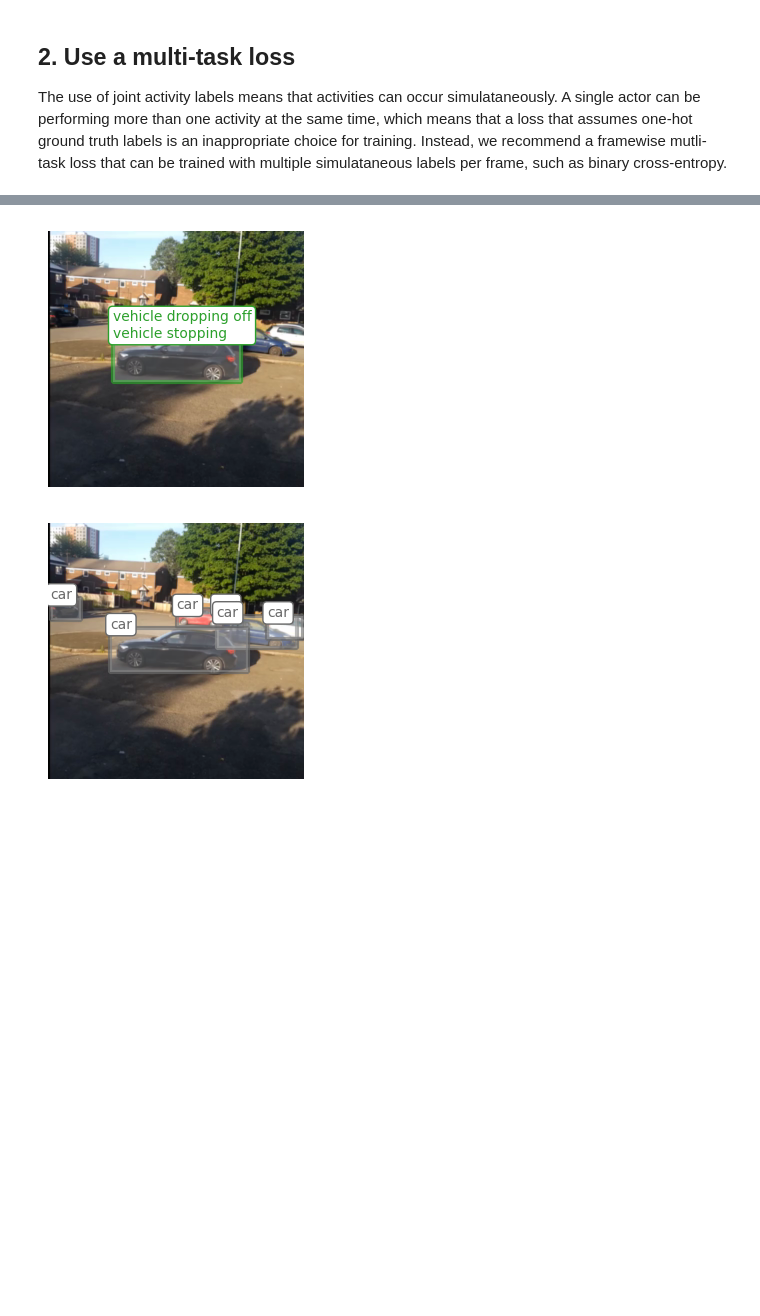
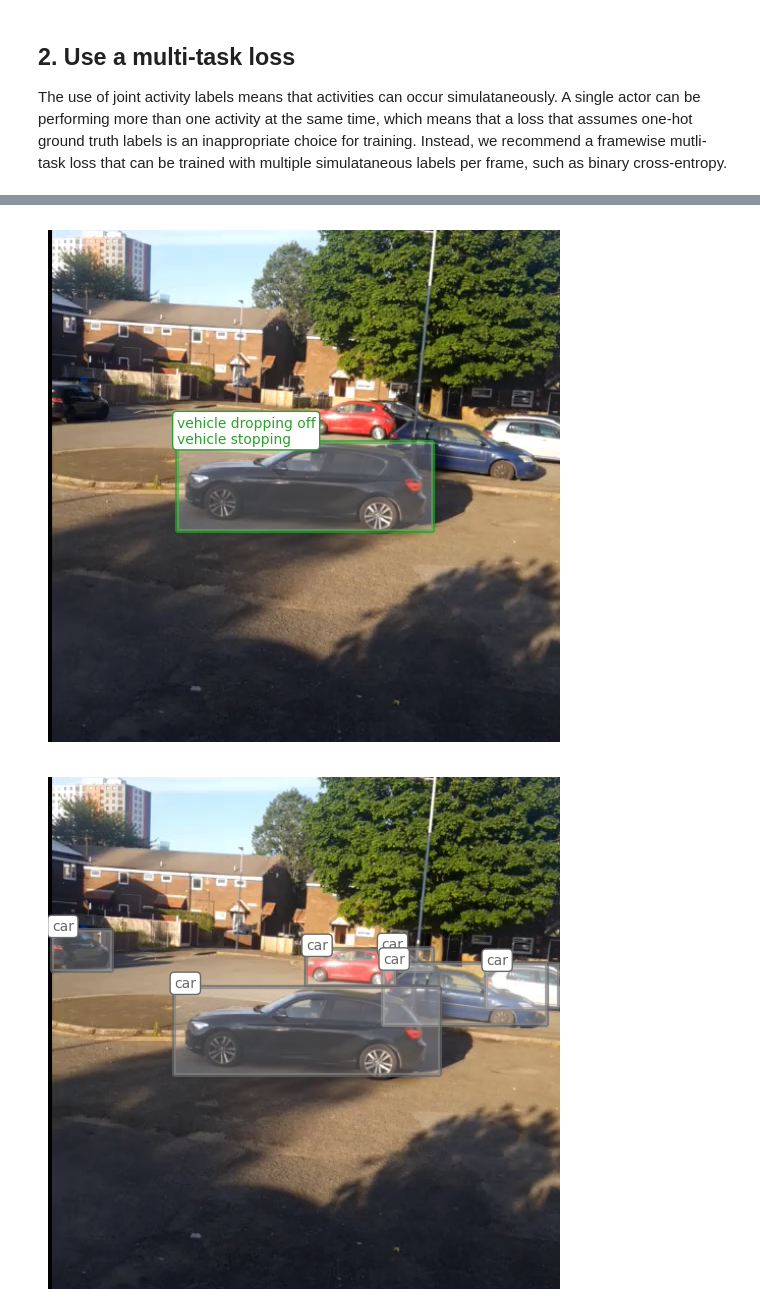
Before and after one commit to visym/collector, a Jupyter notebook: docs/pip_175k/best_practices.ipynb, the cells around one changed output, grey strips where cells are left out. Cells and saved outputs as stored; diff of their text form; code cells hidden in the pictures; blank space fills up the shorter version.

Commit message:
best practices

```diff
--- a/docs/pip_175k/best_practices.ipynb
+++ b/docs/pip_175k/best_practices.ipynb
@@ -16,4 +16,4 @@ We recommend using the framewise labels to export tubelets of drforming bounding
 # %%
-v = V[1].mindim(256).load()   # load a single video from the dataset
+v = V[1].mindim(512).load()   # load a single video from the dataset
 print(v)   # Each video has useful information when printed
 # %% [output]
@@ -86,11 +70,11 @@ For example, you can run:
 # %%
 from pycollector.detection import ObjectDetector
 detect = ObjectDetector()
-for im in V[3].mindim(256).stream():
+for im in V[3].mindim(512).stream():
     im.show()                                  # the original labeled image
     imdet = detect(im).show()                  # the new detections
-    imdet.intersection(im, miniou=0.8).show()  # the assignment of your detection to the truth
+    imdet.intersection(im, miniou=0.8).show()  # the best assignment of your detection to the truth (if any)
     break
 # %% [output]
-[figure, old version]
+[figure, new version]
-[figure, old version]
+[figure, new version]
```
Also changed, not shown: parts of 21 cells of this notebook, 1 other file.
